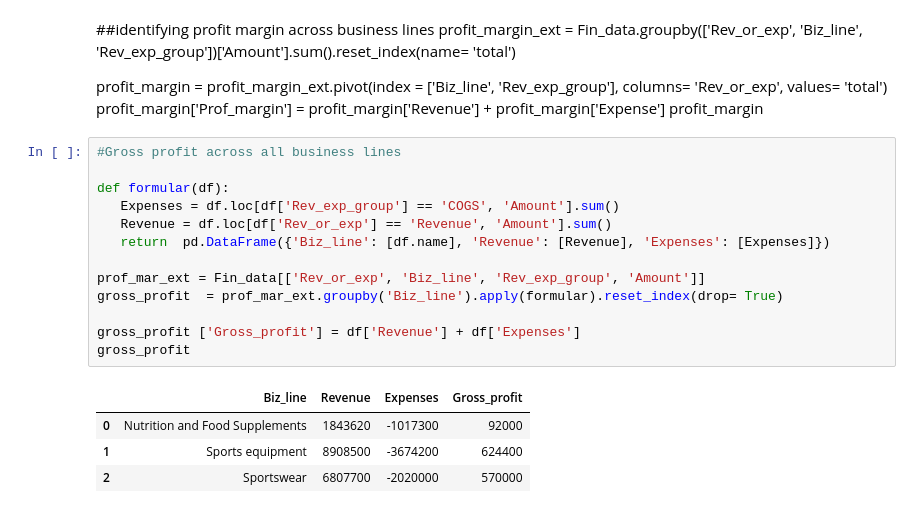
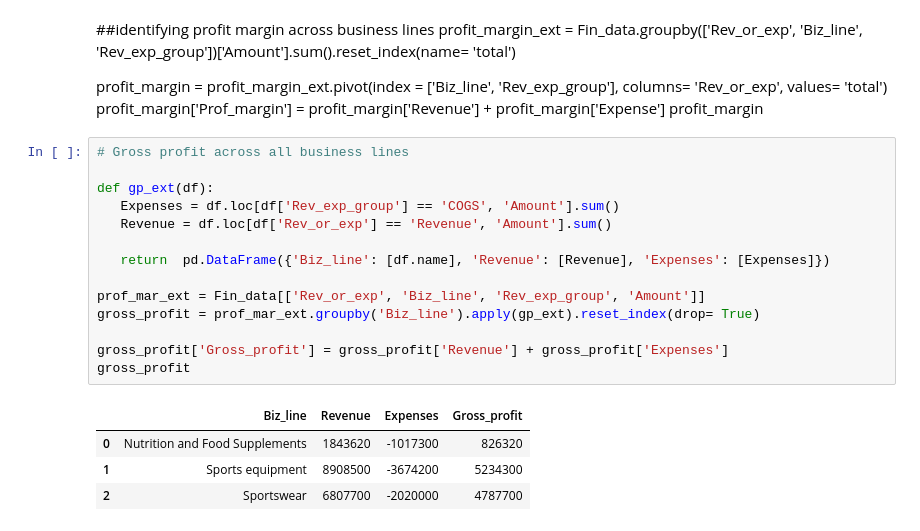
Before and after one commit to djibril968/Python_projects, a Jupyter notebook: Onyx_Financial_Analysis.ipynb, the cells around one changed output. Cells and saved outputs as stored; diff of their text form.

```diff
--- a/Onyx_Financial_Analysis.ipynb
+++ b/Onyx_Financial_Analysis.ipynb
@@ -681,20 +681,21 @@ profit_margin = profit_margin_ext.pivot(index = ['Biz_line', 'Rev_exp_group'], c
 profit_margin['Prof_margin'] = profit_margin['Revenue'] + profit_margin['Expense']
 profit_margin
 # %%
-#Gross profit across all business lines
+# Gross profit across all business lines
 
-def formular(df):
+def gp_ext(df):
    Expenses = df.loc[df['Rev_exp_group'] == 'COGS', 'Amount'].sum()
    Revenue = df.loc[df['Rev_or_exp'] == 'Revenue', 'Amount'].sum()
+
    return  pd.DataFrame({'Biz_line': [df.name], 'Revenue': [Revenue], 'Expenses': [Expenses]})
 
 prof_mar_ext = Fin_data[['Rev_or_exp', 'Biz_line', 'Rev_exp_group', 'Amount']]
-gross_profit  = prof_mar_ext.groupby('Biz_line').apply(formular).reset_index(drop= True)
+gross_profit = prof_mar_ext.groupby('Biz_line').apply(gp_ext).reset_index(drop= True)
 
-gross_profit ['Gross_profit'] = df['Revenue'] + df['Expenses']
+gross_profit['Gross_profit'] = gross_profit['Revenue'] + gross_profit['Expenses']
 gross_profit
 # %% [output]
 |  | Biz_line | Revenue | Expenses | Gross_profit |
-| 0 | Nutrition and Food Supplements | 1843620 | -1017300 | 92000 |
-| 1 | Sports equipment | 8908500 | -3674200 | 624400 |
-| 2 | Sportswear | 6807700 | -2020000 | 570000 |
+| 0 | Nutrition and Food Supplements | 1843620 | -1017300 | 826320 |
+| 1 | Sports equipment | 8908500 | -3674200 | 5234300 |
+| 2 | Sportswear | 6807700 | -2020000 | 4787700 |
```
Also changed, not shown: parts of 7 cells of this notebook.
